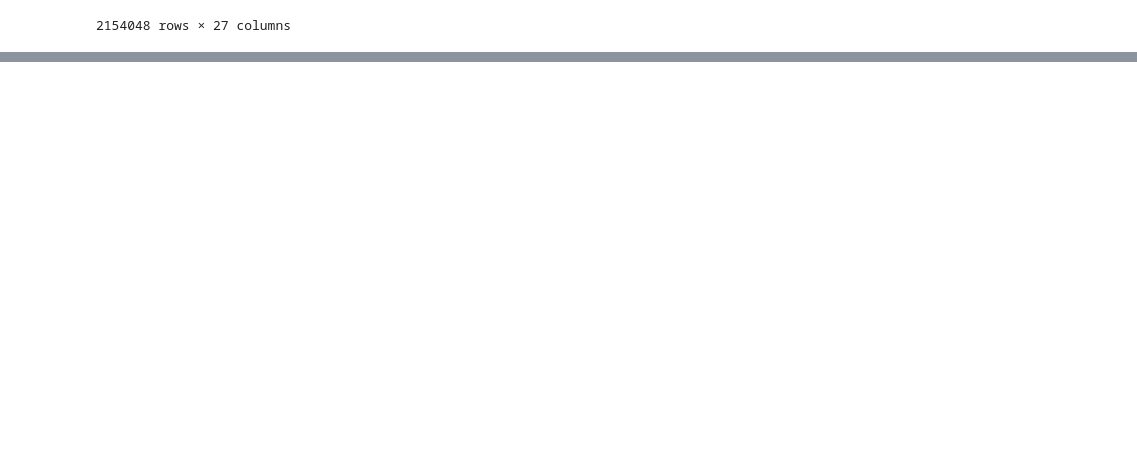
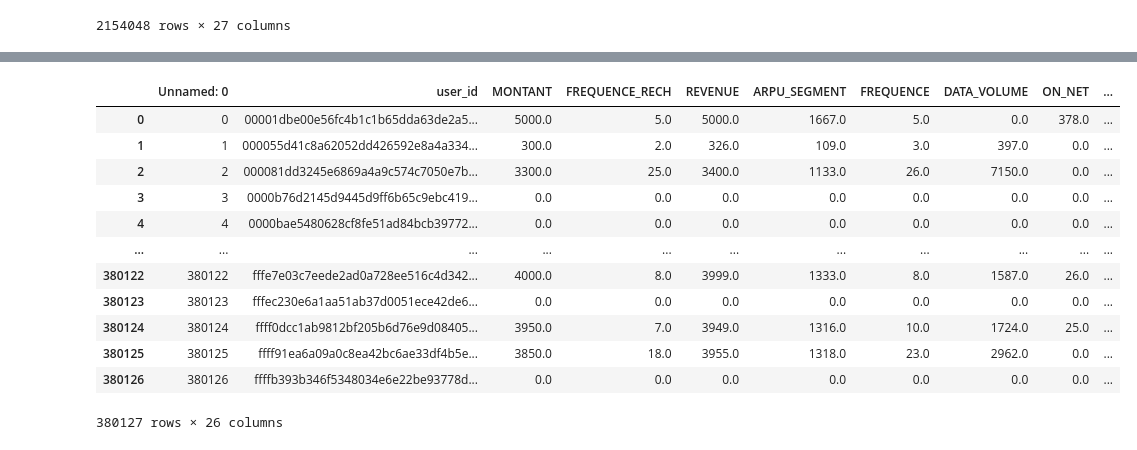
Before and after one commit to AlexHLinS/ds7_ml_contest_team1, a Jupyter notebook: iteration2_dataset_generator.ipynb, the cells around one changed output, grey strips where cells are left out. Drawn from its saved outputs; the diff is of its cells as text; code cells hidden in the pictures; blank space fills up the shorter version.

Commit message:
added test df compability

```diff
--- a/iteration2_dataset_generator.ipynb
+++ b/iteration2_dataset_generator.ipynb
@@ -275,2 +292,19 @@ it3_df
 # %%
 it3_df.to_csv('iteration3.csv')
+# %%
+it2_test_df = pd.read_csv('iteration2_test.csv')
+it2_test_df
+# %% [output]
+|  | Unnamed: 0 | user_id | MONTANT | FREQUENCE_RECH | REVENUE | ARPU_SEGMENT | FREQUENCE | DATA_VOLUME | ON_NET | ... |
+| 0 | 0 | 00001dbe00e56fc4b1c1b65dda63de2a5... | 5000.0 | 5.0 | 5000.0 | 1667.0 | 5.0 | 0.0 | 378.0 | ... |
+| 1 | 1 | 000055d41c8a62052dd426592e8a4a334... | 300.0 | 2.0 | 326.0 | 109.0 | 3.0 | 397.0 | 0.0 | ... |
+| 2 | 2 | 000081dd3245e6869a4a9c574c7050e7b... | 3300.0 | 25.0 | 3400.0 | 1133.0 | 26.0 | 7150.0 | 0.0 | ... |
+| 3 | 3 | 0000b76d2145d9445d9ff6b65c9ebc419... | 0.0 | 0.0 | 0.0 | 0.0 | 0.0 | 0.0 | 0.0 | ... |
+| 4 | 4 | 0000bae5480628cf8fe51ad84bcb39772... | 0.0 | 0.0 | 0.0 | 0.0 | 0.0 | 0.0 | 0.0 | ... |
+| ... | ... | ... | ... | ... | ... | ... | ... | ... | ... | ... |
+| 380122 | 380122 | fffe7e03c7eede2ad0a728ee516c4d342... | 4000.0 | 8.0 | 3999.0 | 1333.0 | 8.0 | 1587.0 | 26.0 | ... |
+| 380123 | 380123 | fffec230e6a1aa51ab37d0051ece42de6... | 0.0 | 0.0 | 0.0 | 0.0 | 0.0 | 0.0 | 0.0 | ... |
+| 380124 | 380124 | ffff0dcc1ab9812bf205b6d76e9d08405... | 3950.0 | 7.0 | 3949.0 | 1316.0 | 10.0 | 1724.0 | 25.0 | ... |
+| 380125 | 380125 | ffff91ea6a09a0c8ea42bc6ae33df4b5e... | 3850.0 | 18.0 | 3955.0 | 1318.0 | 23.0 | 2962.0 | 0.0 | ... |
+| 380126 | 380126 | ffffb393b346f5348034e6e22be93778d... | 0.0 | 0.0 | 0.0 | 0.0 | 0.0 | 0.0 | 0.0 | ... |
+380127 rows × 26 columns
```
Also changed, not shown: parts of 9 cells of this notebook, 1 other file.
